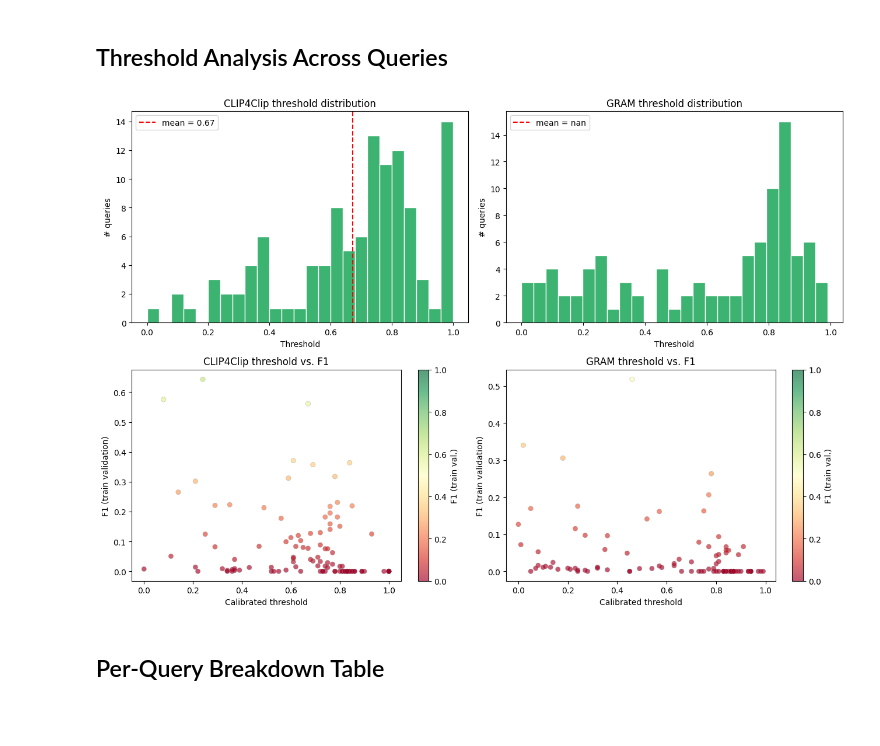
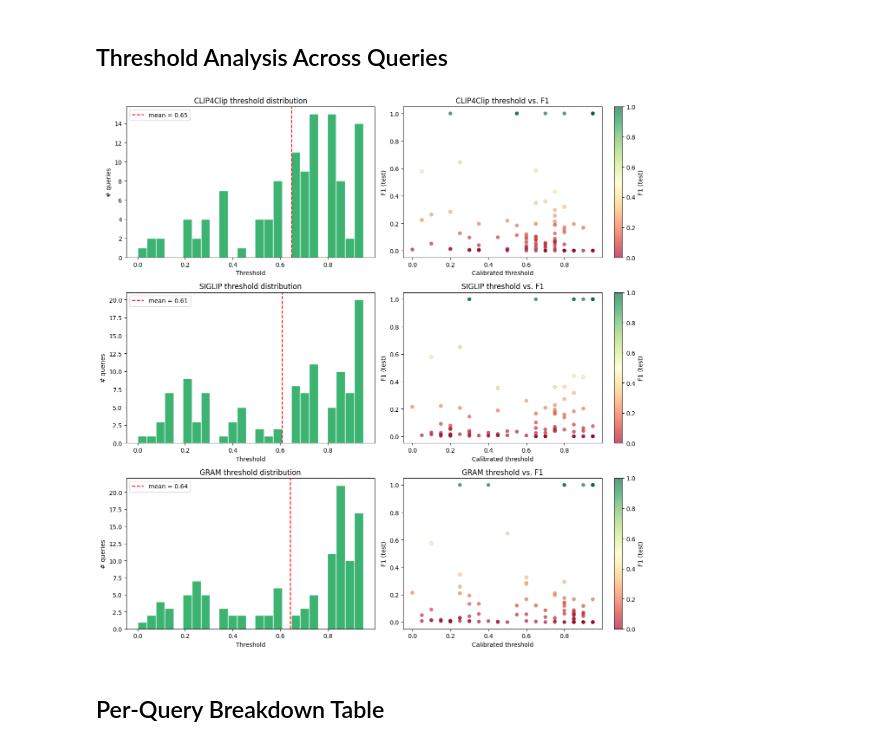
Before and after one commit to eceo-epfl/prompting-mammalps, a Jupyter notebook: evaluation/SOTA.ipynb, the cells around one changed output. Cells and saved outputs as stored; diff of their text form; code cells hidden in the pictures; blank space fills up the shorter version.

Commit message:
notebook: new results analysis with empty queries

```diff
--- a/evaluation/SOTA.ipynb
+++ b/evaluation/SOTA.ipynb
@@ -266,0 +277,3 @@ mean IoU: 0.051
+# %%
+with open(SIGLIP_GT_TRAIN, "r") as f:
+    gt_queries_videos_train_siglip = json.load(f)
@@ -354,6 +407,14 @@ clip_results = pd.DataFrame({
     "threshold": [best_t_clip.get(q, np.nan) for q in F1_queries_clip_test.keys()],
 }).set_index("query")
 
+siglip_results = pd.DataFrame({
+    "query":     list(F1_queries_siglip_test.keys()),
+    "iou":       list(IoU_queries_siglip_test.values()),
+    "f1":        list(F1_queries_siglip_test.values()),
+    "ap":        [APs_siglip.get(q, np.nan) for q in F1_queries_siglip_test.keys()],
+    "threshold": [best_t_siglip.get(q, np.nan) for q in F1_queries_siglip_test.keys()],
+}).set_index("query")
+
 gram_results = pd.DataFrame({
     "query":     list(F1_queries_gram_test.keys()),
     "iou":       list(IoU_queries_gram_test.values()),
@@ -362,12 +423,13 @@ gram_results = pd.DataFrame({
     "threshold": [best_t_gram.get(q, np.nan) for q in F1_queries_gram_test.keys()],
 }).set_index("query")
 
-clip_agg = aggregate(clip_results)
-gram_agg = aggregate(gram_results)
+clip_agg    = aggregate(clip_results)
+siglip_agg  = aggregate(siglip_results)
+gram_agg    = aggregate(gram_results)
 
 summary_df = pd.DataFrame(
-    [clip_agg, gram_agg],
-    index=["CLIP4Clip (zero-shot)", "GRAM (zero-shot)"]
+    [clip_agg, siglip_agg, gram_agg],
+    index=["CLIP4Clip (zero-shot)", "SIGLIP (zero-shot)", "GRAM (zero-shot)"]
 )
 
 print("=" * 55)
@@ -407,6 +480,11 @@ for query, val in clip_gt.items():
     if query in clip_results.index:
         clip_results.loc[query, "category"] = category
 
+for query, val in siglip_gt.items():
+    category = val["category"]
+    if query in siglip_results.index:
+        siglip_results.loc[query, "category"] = category
+
 for query, val in gram_gt.items():
     category = val["category"]
     if query in gram_results.index:
@@ -432,7 +510,7 @@ clip_results
 ## Breakdown by Category (RARE / COMMON)
 # %%
 rows = []
-for model_name, df in [("CLIP4Clip", clip_results), ("GRAM", gram_results)]:
+for model_name, df in [("CLIP4Clip", clip_results), ("SIGLIP", siglip_results), ("GRAM", gram_results)]:
     display(df.head(3))
     for cat, sub in df.groupby("category"):
         a = aggregate(sub)
@@ -466,35 +554,39 @@ display(cat_df.style.format({"mIoU": "{:.3f}", "F1 (macro)": "{:.3f}", "mAP": "{
 # %% [markdown]
 ## Threshold Analysis Across Queries
 # %%
-fig, axes = plt.subplots(2, 2, figsize=(13, 9))
+fig, axes = plt.subplots(3, 2, figsize=(13, 13))
 
-for col, (res_df, model_name) in enumerate([(clip_results, "CLIP4Clip"), (gram_results, "GRAM")]):
+for row_idx, (res_df, model_name) in enumerate([
+    (clip_results, "CLIP4Clip"),
+    (siglip_results, "SIGLIP"),
+    (gram_results, "GRAM"),
+]):
     thresholds = res_df["threshold"].values
     f1s        = res_df["f1"].values
 
     # Threshold distribution
-    ax_hist = axes[0, col]
+    ax_hist = axes[row_idx, 0]
     ax_hist.hist(thresholds, bins=25, color="mediumseagreen", edgecolor="white")
     ax_hist.axvline(thresholds.mean(), color="red", linewidth=1.5, linestyle="--",
                     label=f"mean = {thresholds.mean():.2f}")
     ax_hist.set_title(f"{model_name} threshold distribution")
     ax_hist.set_xlabel("Threshold")
     ax_hist.set_ylabel("# queries")
     ax_hist.legend()
 
     # Threshold vs F1 scatter
-    ax_scat = axes[1, col]
+    ax_scat = axes[row_idx, 1]
     sc = ax_scat.scatter(thresholds, f1s, c=f1s, cmap="RdYlGn", vmin=0, vmax=1,
                          alpha=0.65, edgecolors="grey", linewidths=0.3)
-    plt.colorbar(sc, ax=ax_scat, label="F1 (train val.)")
+    plt.colorbar(sc, ax=ax_scat, label="F1 (test)")
     ax_scat.set_title(f"{model_name} threshold vs. F1")
     ax_scat.set_xlabel("Calibrated threshold")
-    ax_scat.set_ylabel("F1 (train validation)")
+    ax_scat.set_ylabel("F1 (test)")
 
 plt.tight_layout()
 plt.show()
 # %% [output]
-[figure, old version]
+[figure, new version]
 # %% [markdown]
 ## Per-Query Breakdown Table
 # %%
```
Also changed, not shown: parts of 41 cells of this notebook, 1 other file.
